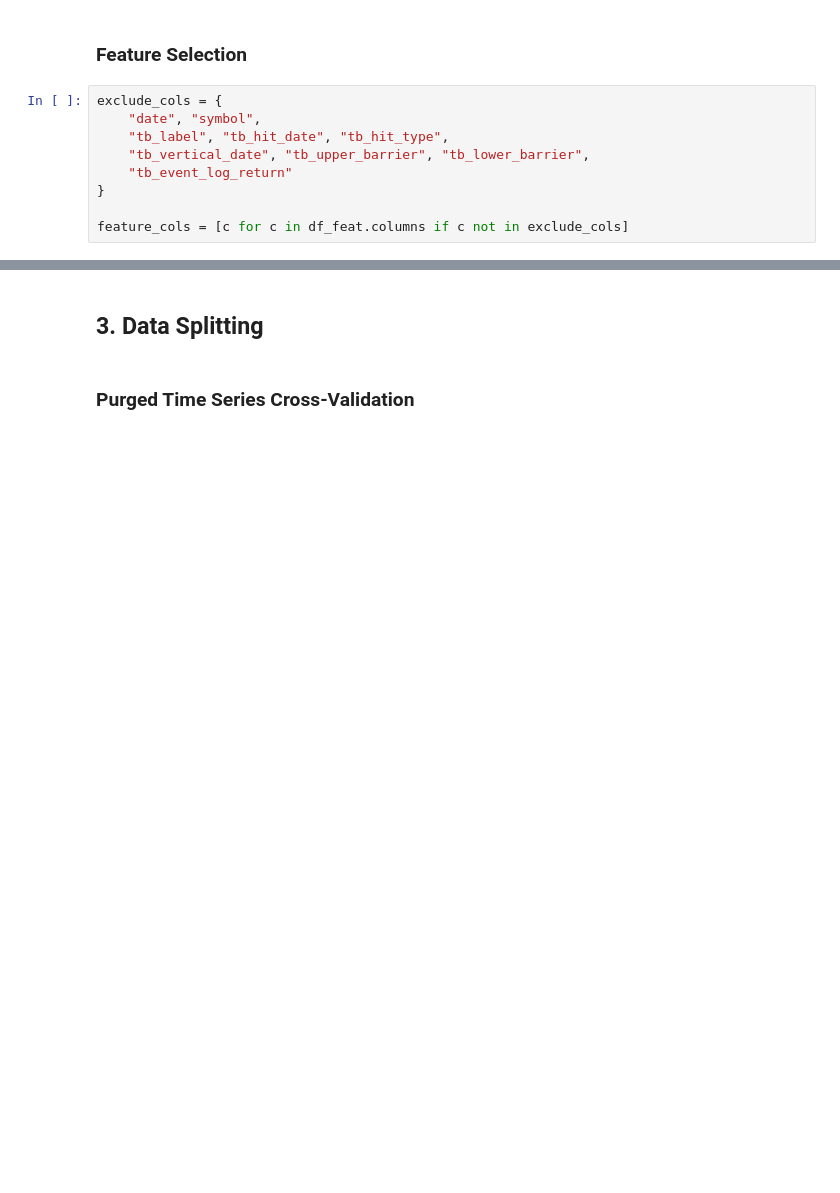
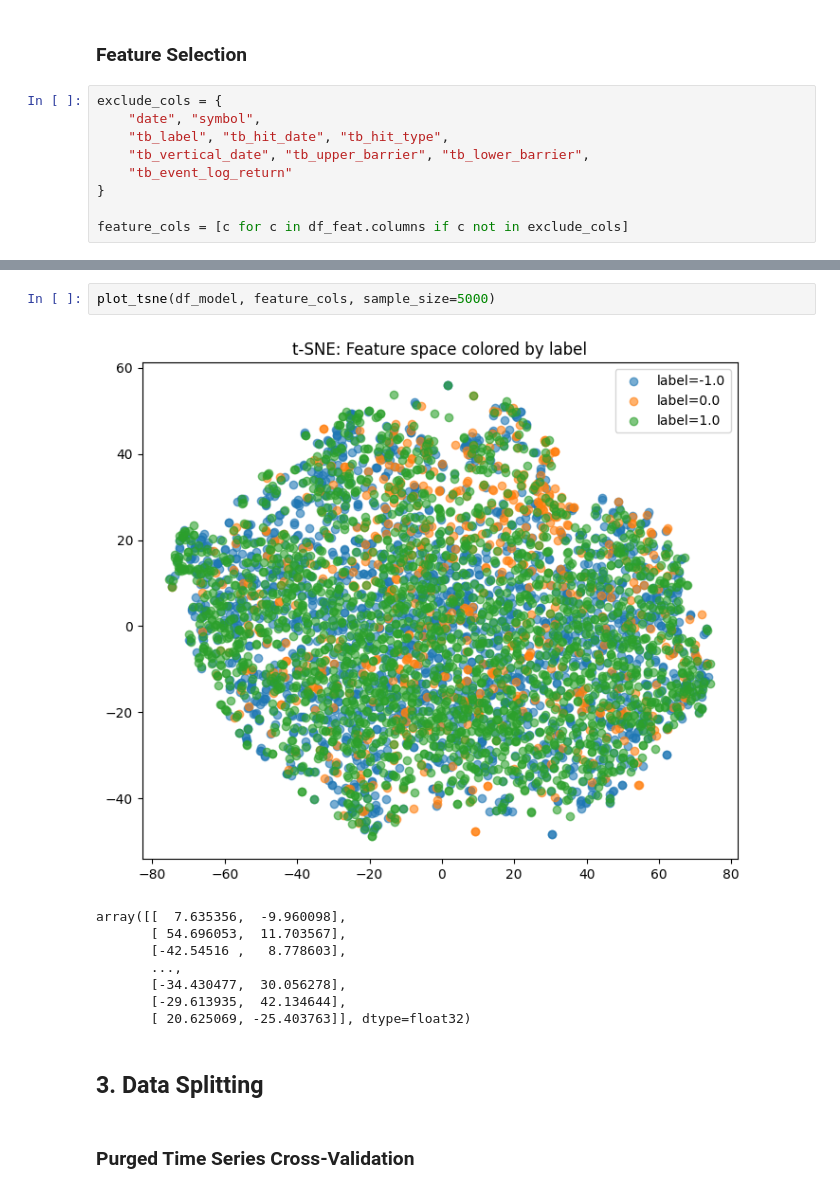
Before and after one commit to tinta2510/P4AI-DS-Assignment-Stock-Prediction, a Jupyter notebook: main.ipynb, the cells around one changed output, grey strips where cells are left out. Cells and saved outputs as stored; diff of their text form; blank space fills up the shorter version.

```diff
--- a/main.ipynb
+++ b/main.ipynb
@@ -504,3 +611,14 @@ Saved: ./data\processed_vn30_panel_daily.csv
+# %%
+plot_tsne(df_model, feature_cols, sample_size=5000)
+# %% [output]
+[figure, added]
+array([[  7.635356,  -9.960098],
+       [ 54.696053,  11.703567],
+       [-42.54516 ,   8.778603],
+       ...,
+       [-34.430477,  30.056278],
+       [-29.613935,  42.134644],
+       [ 20.625069, -25.403763]], dtype=float32)
 # %% [markdown]
 ## 3. Data Splitting
 # %% [markdown]
```
Also changed, not shown: parts of 27 cells of this notebook, 7 other files.
